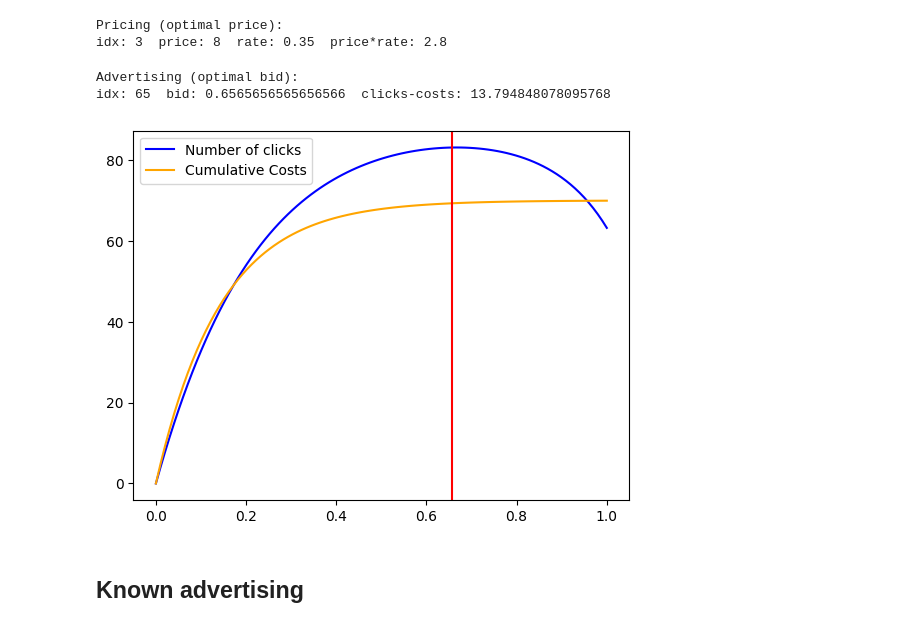
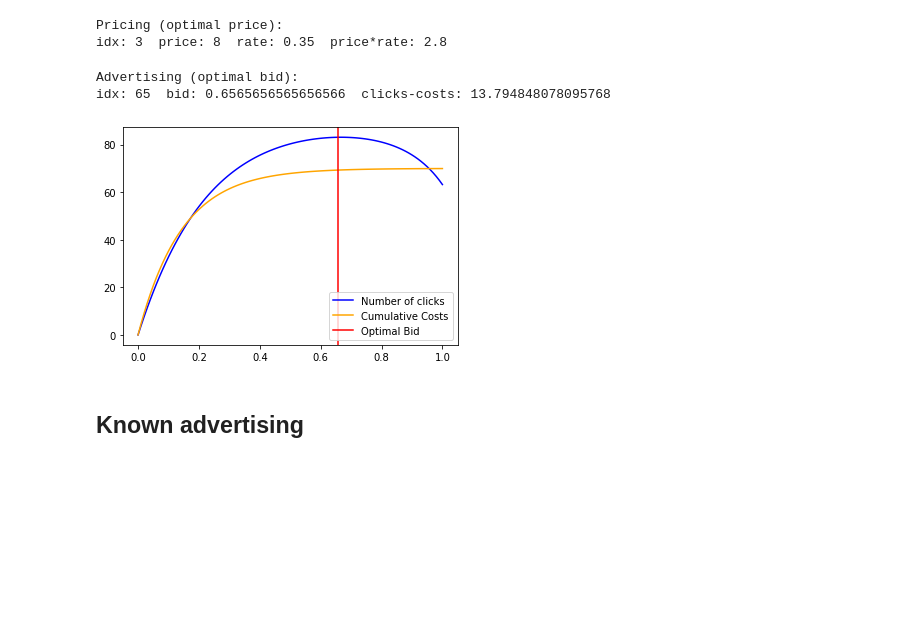
Before and after one commit to ebjaime/OLA-project, a Jupyter notebook: Step1/Manuel/part_1_continuous.ipynb, the cells around one changed output. Cells and saved outputs as stored; diff of their text form; code cells hidden in the pictures; blank space fills up the shorter version.

```diff
--- a/Step1/Manuel/part_1_continuous.ipynb
+++ b/Step1/Manuel/part_1_continuous.ipynb
@@ -110,26 +109,29 @@ idx: 3  price: 8  rate: 0.35  price*rate: 2.8
 # %%
 # advertising
 n_bids = 100
 min_bid = 0.0
 max_bid = 1.0
 bids = np.linspace(min_bid, max_bid, n_bids)
 sigma_clicks = 3
 sigma_costs = 3
 def clicks(x):
   return 100 * (1.0 - np.exp(-4*x+3*x**3))
 def costs(x):
   return 70 * (1.0 - np.exp(-7*x))
-opt_bid = bids[np.argmax(opt_rate*prices[np.argmax(p*prices)]*clicks(bids)-costs(bids))]
+
+opt_reward = opt_rate*prices[np.argmax(p*prices)]*clicks(bids)-costs(bids)
+opt_bid = bids[np.argmax(opt_reward)]
 fig, ax = plt.subplots()
 ax.plot(bids,clicks(bids),'blue',bids,costs(bids),'orange')
-ax.legend(["Number of clicks", "Cumulative Costs"])
 ax.axvline(opt_bid,c='red')
+ax.legend(["Number of clicks", "Cumulative Costs", "Optimal Bid"])
+
 print("Advertising (optimal bid):")
 print("idx: " + str(np.argmax(opt_rate*prices[np.argmax(p*prices)]*clicks(bids)-costs(bids))) + "  bid: " + str(opt_bid) + "  clicks-costs: " + str(clicks(opt_bid)-costs(opt_bid)))
 # %% [output]
 Advertising (optimal bid):
 idx: 65  bid: 0.6565656565656566  clicks-costs: 13.794848078095768
-[figure, old version]
+[figure, new version]
 # %% [markdown]
 ## Known advertising
 # %%
```
Also changed, not shown: parts of 5 cells of this notebook, 2 other files.
